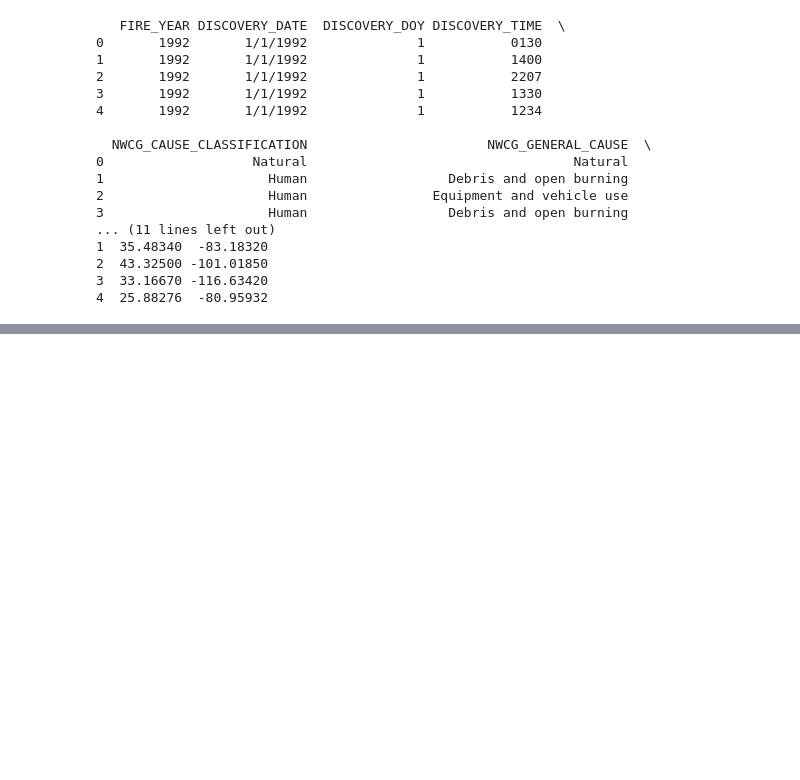
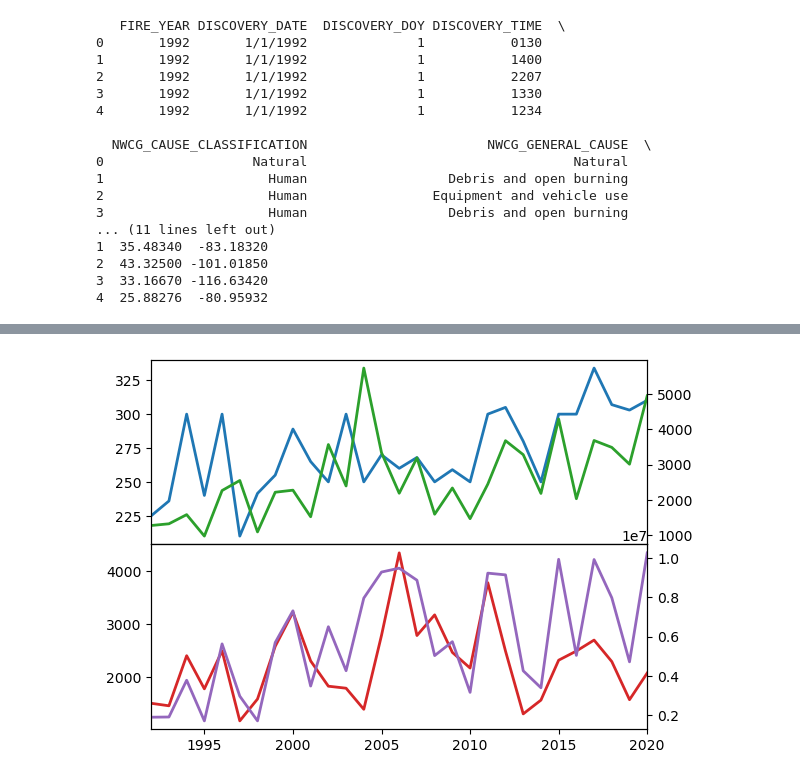
Before and after one commit to rucskajj/Data-Science-Projects, a Jupyter notebook: USWildfires00-20/US_Wildfires_Analysis.ipynb, the cells around one changed output, grey strips where cells are left out. Saved outputs shown, nothing was run; the diff lists cells and outputs as text; code cells hidden in the pictures; blank space fills up the shorter version.

```diff
--- a/USWildfires00-20/US_Wildfires_Analysis.ipynb
+++ b/USWildfires00-20/US_Wildfires_Analysis.ipynb
@@ -29,0 +91,30 @@ print(df.head()) # Ordered by Discovery Date
+# %%
+def compute_firesize_overtime(dataframe):
+    #d = dataframe.loc[(dataframe['FIRE_SIZE'] >= 100), ['FIRE_YEAR','FIRE_SIZE','DISCOVERY_TIME']]
+    median = dataframe.groupby(['FIRE_YEAR'])['FIRE_SIZE'].median()
+    mean = dataframe.groupby(['FIRE_YEAR'])['FIRE_SIZE'].mean()
+    summ = dataframe.groupby(['FIRE_YEAR'])['FIRE_SIZE'].sum()
+    count = dataframe.groupby(['FIRE_YEAR'])['FIRE_SIZE'].count()
+    return median, mean, summ, count
+
+def plot_firesize_overtime(med, mean, summ, count):
+    fig, axs = plt.subplots(2, 1, sharex=True)
+    plt.subplots_adjust(hspace=0.0)
+
+    ax = axs[0]
+
+    ax.plot(med, lw=2)
+    ax2=ax.twinx()
+    ax2.plot(mean, color='C2', lw=2)
+    ax.set_xlim([med.index.min(), med.index.max()])
+
+    ax = axs[1]
+    ax.plot(count,  color='C3', lw=2)
+    ax2=ax.twinx()
+    ax2.plot(summ, color='C4', lw=2)
+    plt.show()
+
+med_all, mean_all, sum_all, cnt_all = compute_firesize_overtime(df_lrg)
+plot_firesize_overtime(med_all, mean_all, sum_all, cnt_all)
+# %% [output]
+[figure, added]
```
Also changed, not shown: parts of 10 cells of this notebook, 1 other file.
